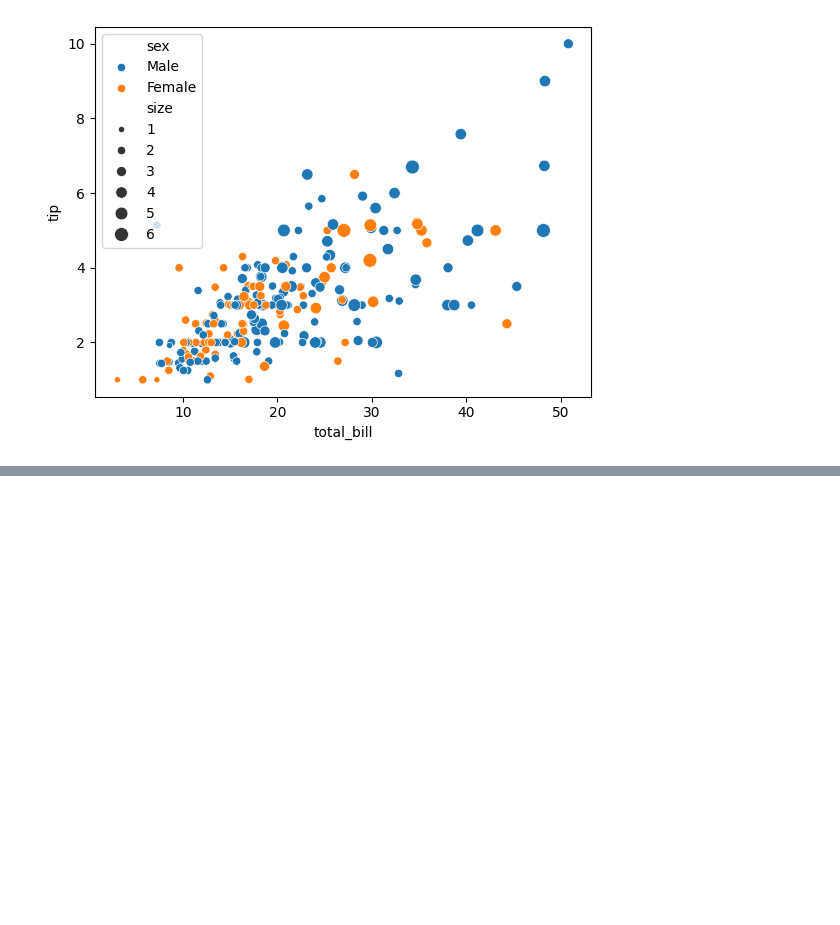
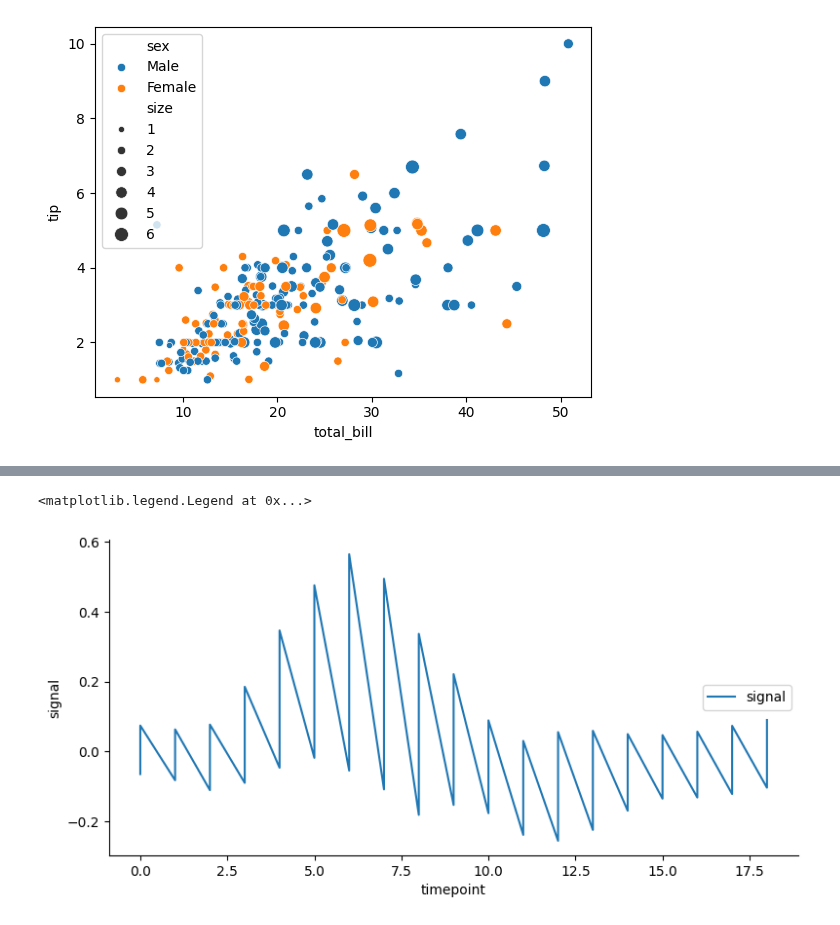
Before and after one commit to arashniroomand/MachineLearning, a Jupyter notebook: Practical_MasterClass/Seaborn.ipynb, the cells around one changed output, grey strips where cells are left out. Cells and saved outputs as stored; diff of their text form; code cells hidden in the pictures; blank space fills up the shorter version.

```diff
--- a/Practical_MasterClass/Seaborn.ipynb
+++ b/Practical_MasterClass/Seaborn.ipynb
@@ -68,0 +119,6 @@ sns.scatterplot(data=tips, x="total_bill", y="tip", hue="sex", size="size", size
+# %%
+sns.relplot(x = 'timepoint', y = 'signal', kind = 'line',estimator = None,  data = fmri, label = 'signal', height = 4, aspect=2)
+plt.legend(loc = 'right')
+# %% [output]
+<matplotlib.legend.Legend at 0x...>
+[figure, added]
```
Also changed, not shown: parts of 10 cells of this notebook.
